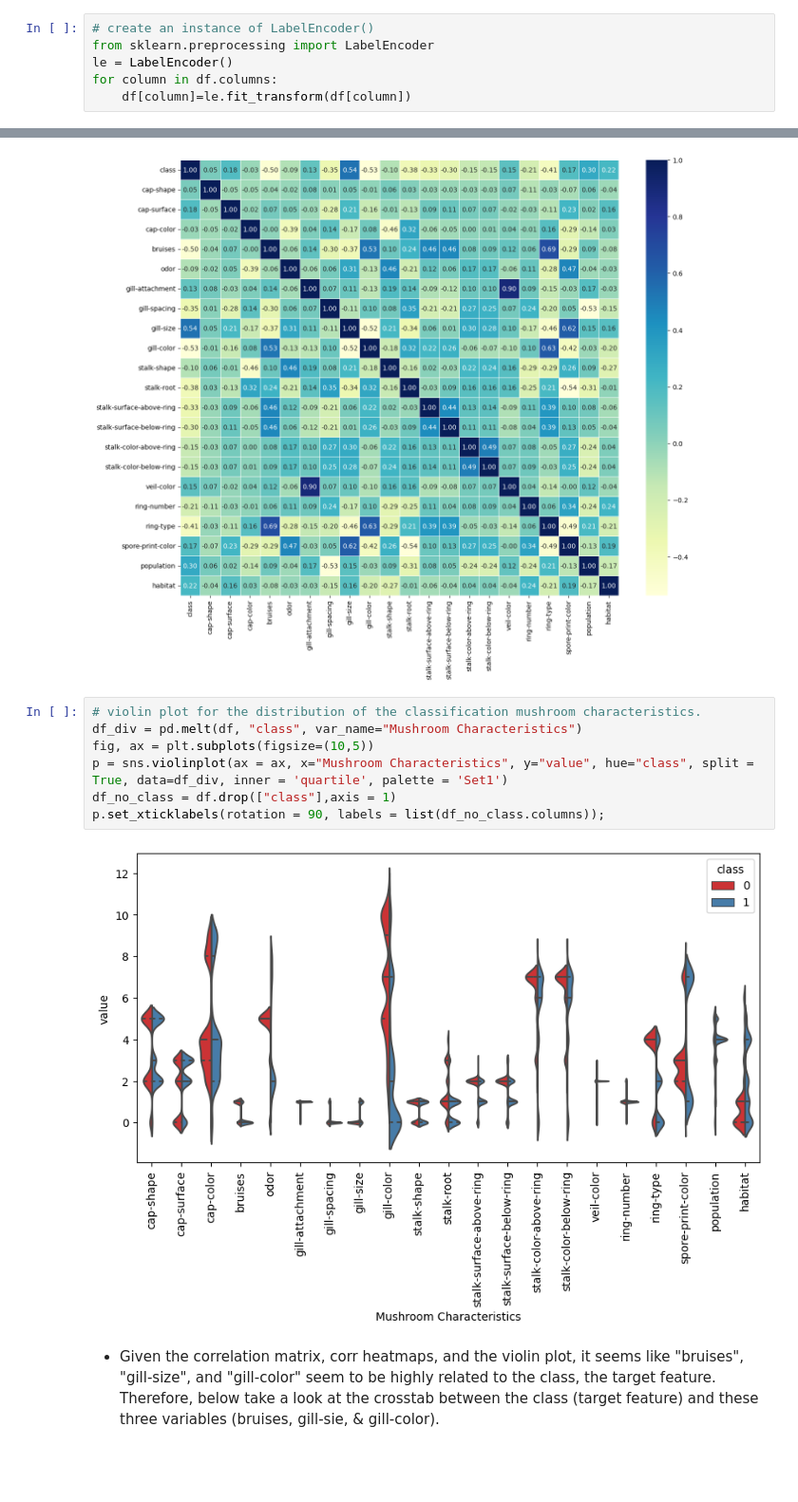
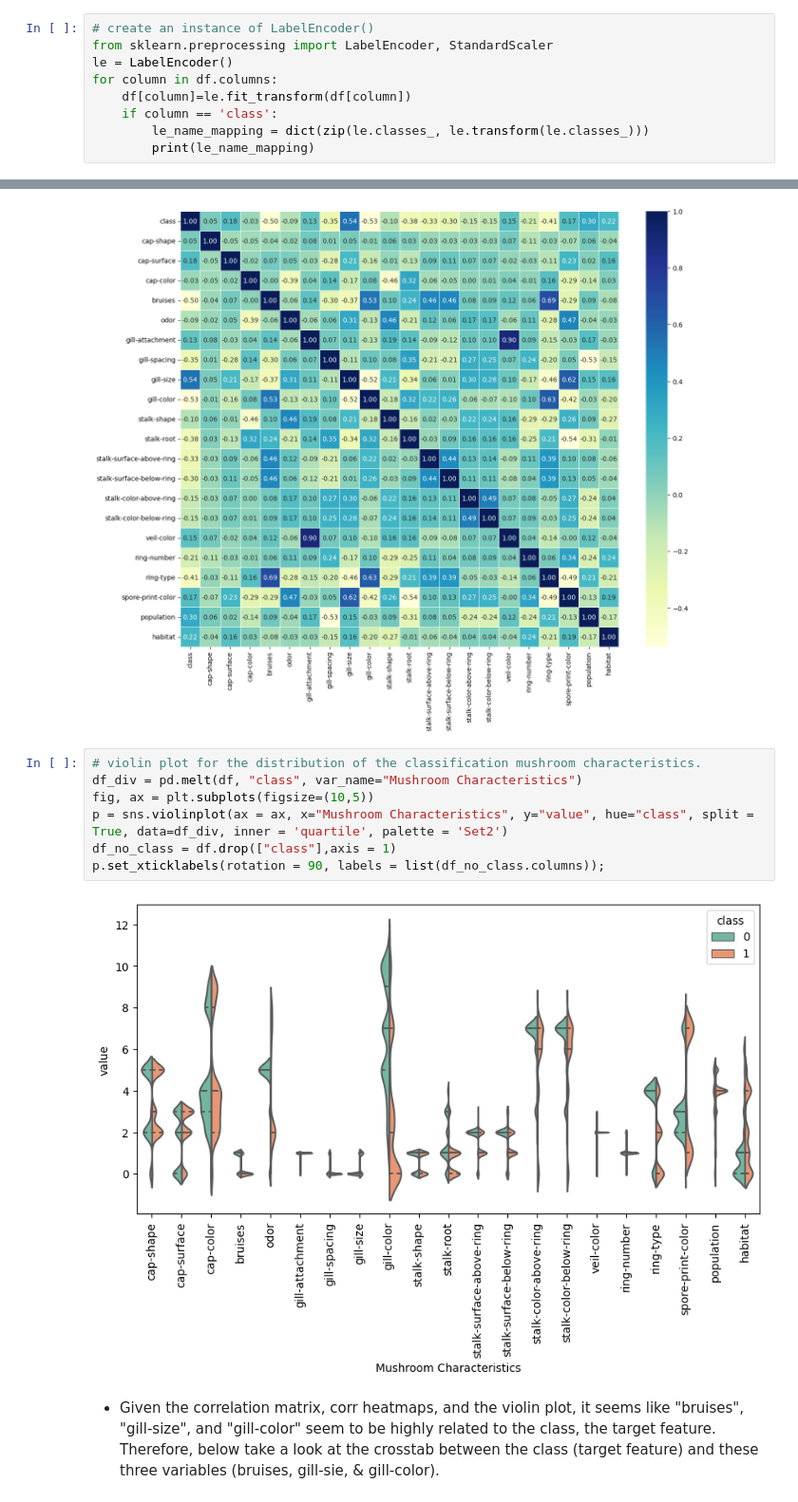
Before and after one commit to mjhihi/project4_team1, a Jupyter notebook: mushrooms.ipynb, the cells around one changed output, grey strips where cells are left out. Shown: that part at 95% size. Drawn from its saved outputs; the diff is of its cells as text; blank space fills up the shorter version.

```diff
--- a/mushrooms.ipynb
+++ b/mushrooms.ipynb
@@ -138,7 +163,10 @@ habitat                     category
 dtype: object
 # %%
 # create an instance of LabelEncoder()
-from sklearn.preprocessing import LabelEncoder
+from sklearn.preprocessing import LabelEncoder, StandardScaler
 le = LabelEncoder()
 for column in df.columns:
     df[column]=le.fit_transform(df[column])
+    if column == 'class':
+        le_name_mapping = dict(zip(le.classes_, le.transform(le.classes_)))
+        print(le_name_mapping)
@@ -221,12 +253,12 @@ sns.heatmap(corr_matrix,
 # %%
 # violin plot for the distribution of the classification mushroom characteristics.
 df_div = pd.melt(df, "class", var_name="Mushroom Characteristics")
 fig, ax = plt.subplots(figsize=(10,5))
-p = sns.violinplot(ax = ax, x="Mushroom Characteristics", y="value", hue="class", split = True, data=df_div, inner = 'quartile', palette = 'Set1')
+p = sns.violinplot(ax = ax, x="Mushroom Characteristics", y="value", hue="class", split = True, data=df_div, inner = 'quartile', palette = 'Set2')
 df_no_class = df.drop(["class"],axis = 1)
 p.set_xticklabels(rotation = 90, labels = list(df_no_class.columns));
 # %% [output]
-[figure, old version]
+[figure, new version]
 # %% [markdown]
 - Given the correlation matrix, corr heatmaps, and the violin plot, it seems like "bruises", "gill-size", and "gill-color" seem to be highly related to the class, the target feature. Therefore, below take a look at the crosstab between the class (target feature) and these three variables (bruises, gill-sie, & gill-color).
 # %%
```
Also changed, not shown: parts of 11 cells of this notebook.
